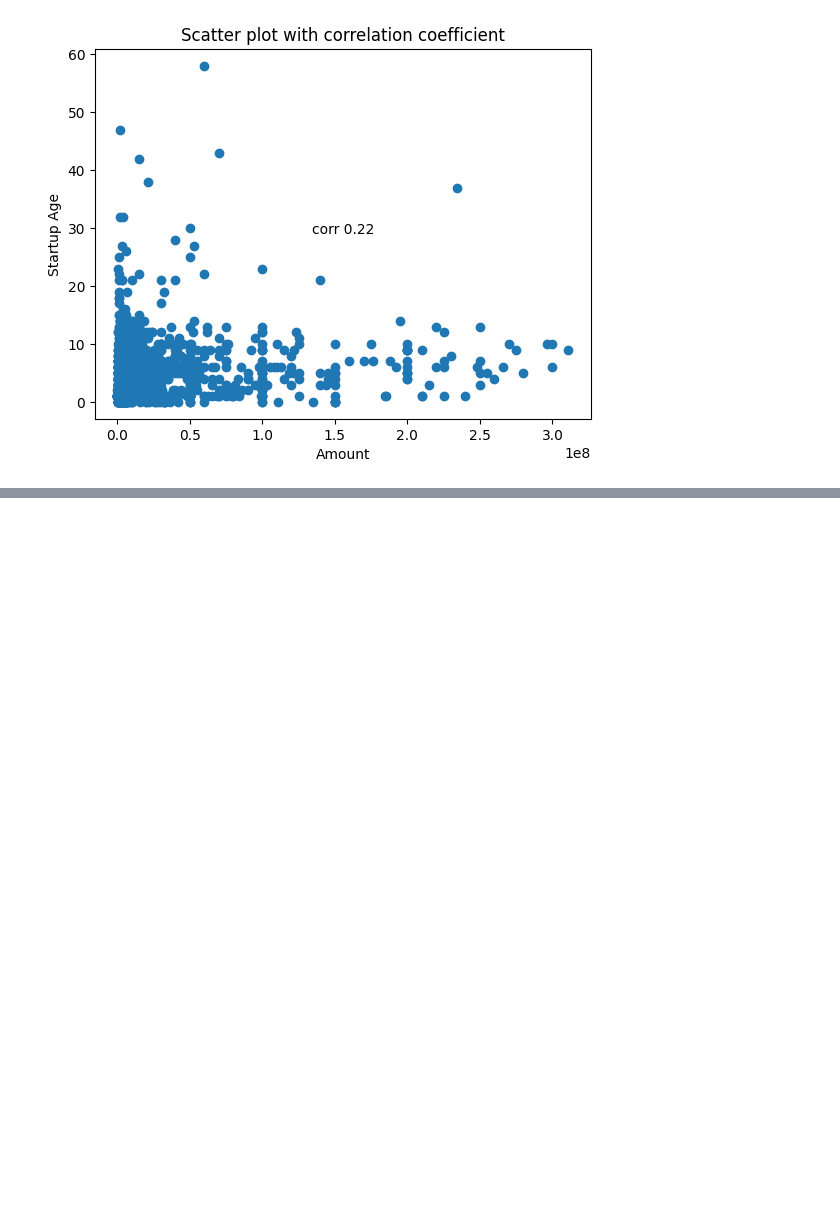
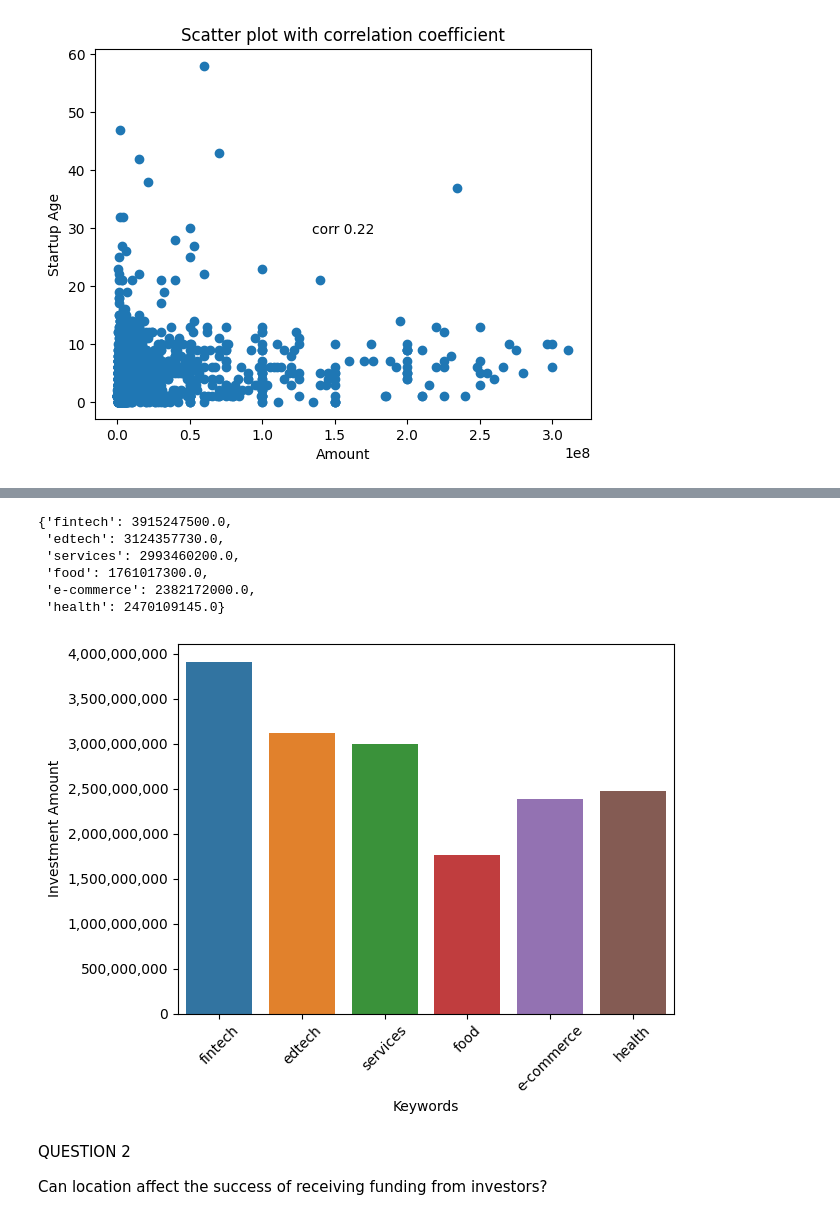
Before and after one commit to UMAR-FAWAZ/Indian_startup_funding_project, a Jupyter notebook: Indian_Startup.ipynb, the cells around one changed output, grey strips where cells are left out. Drawn from its saved outputs; the diff is of its cells as text; code cells hidden in the pictures; blank space fills up the shorter version.

```diff
--- a/Indian_Startup.ipynb
+++ b/Indian_Startup.ipynb
@@ -1727,0 +1780,4 @@ plt.show()
+# %%
+df["Sector"] = df["Sector"].str.lower()
+df["Sector"].value_counts(normalize=True)*100
+df['Sector']
@@ -1727,0 +1797,46 @@ plt.show()
+# %%
+#the list of keywords were generated from the list of top sectors
+#Tech and Technology were removed because they are too generic
+# keyword_totals is a dictionary that store the sum of amounts for a corresponding keyword
+
+df.Sector = df.Sector.astype(str)
+
+keywords = ["fintech", "edtech","services", "food","e-commerce", "health"]
+
+keyword_totals = {}
+
+for keyword in keywords:
+
+    keyword_totals[keyword] = df[df['Sector'].apply(lambda x: keyword in x)].Amount.sum()
+# %%
+keyword_totals
+# %% [output]
+{'fintech': 3915247500.0,
+ 'edtech': 3124357730.0,
+ 'services': 2993460200.0,
+ 'food': 1761017300.0,
+ 'e-commerce': 2382172000.0,
+ 'health': 2470109145.0}
+# %%
+# Create a DataFrame with the keyword totals
+keyword_totals_df = pd.DataFrame.from_dict(keyword_totals, orient='index', columns=['Amount'])
+
+# Use seaborn to create a bar chart
+ax=sns.barplot(x=keyword_totals_df.index, y='Amount', data=keyword_totals_df)
+
+# format y-axis labels
+ax.yaxis.set_major_formatter(ticker.FuncFormatter(lambda x, pos: '{:,.0f}'.format(x)))
+
+# Adjust the plot properties
+plt.xlabel("Keywords")
+plt.ylabel("Investment Amount")
+plt.xticks(rotation = 45)
+
+# Show the plot
+plt.show()
+# %% [output]
+[figure, added]
+# %% [markdown]
+QUESTION 2
+
+Can location affect the success of receiving funding from investors?
```
Also changed, not shown: parts of 22 cells of this notebook.
